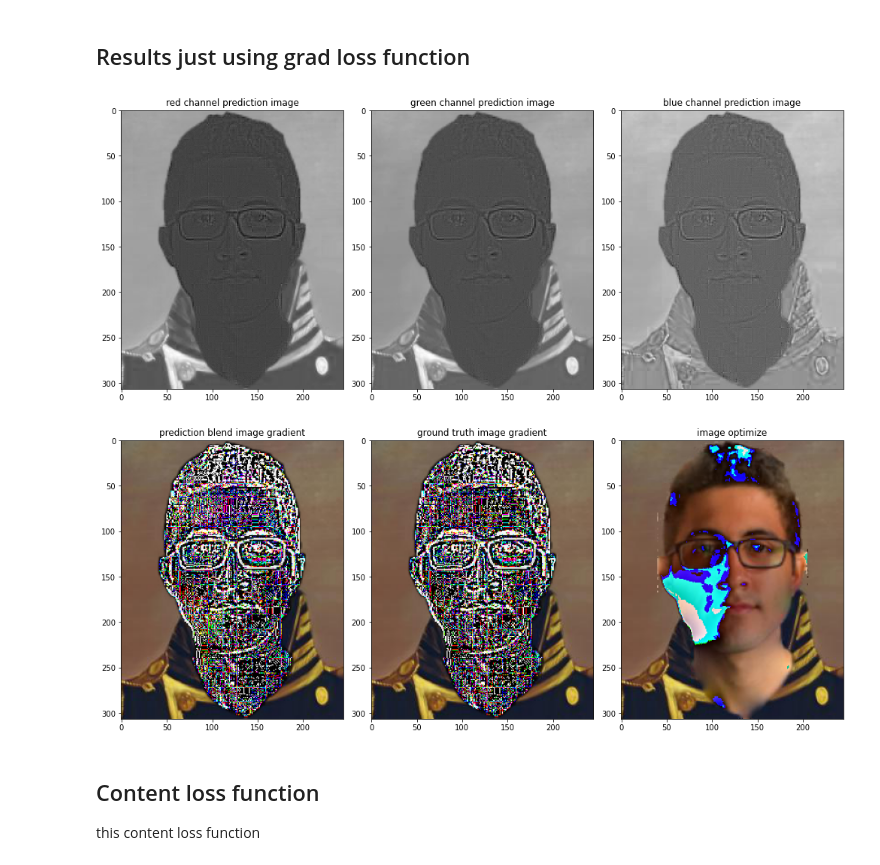
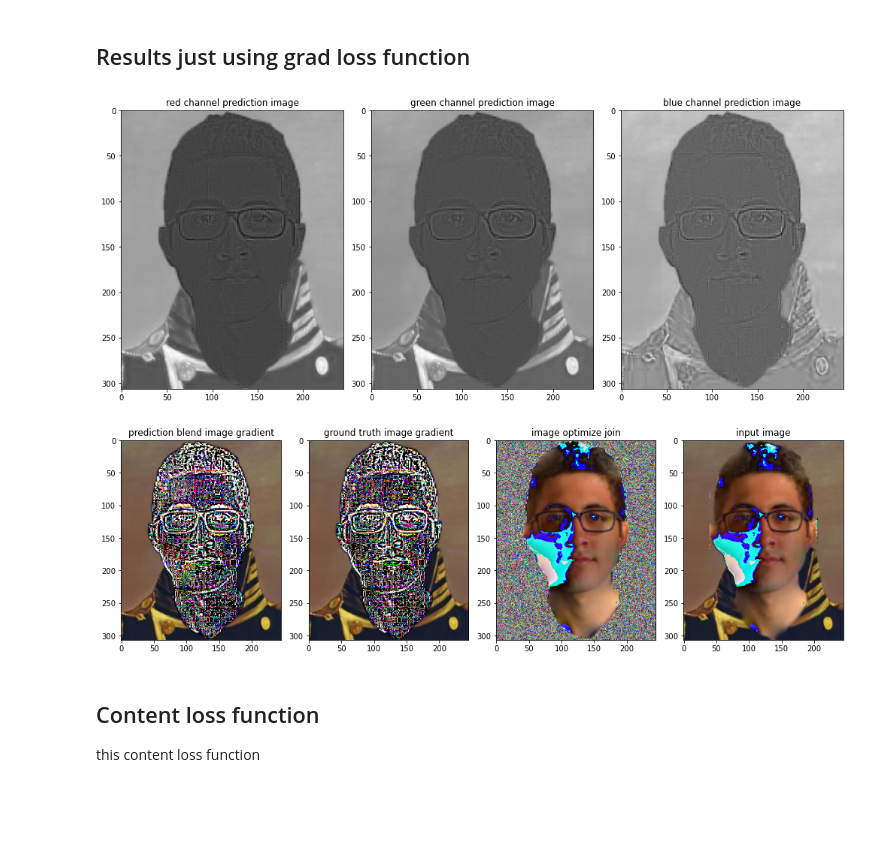
Before and after one commit to ManuLasker/ai_pet, a Jupyter notebook: image_blending/research.ipynb, the cells around one changed output. Saved outputs shown, nothing was run; the diff lists cells and outputs as text; code cells hidden in the pictures; blank space fills up the shorter version.

```diff
--- a/image_blending/research.ipynb
+++ b/image_blending/research.ipynb
@@ -155,20 +155,22 @@ step: 800000, grad_loss : 0.137
 # %%
 with torch.no_grad():
     blend_img = (input_img * mask + tensor_image_target * (1 - mask))
     blend_gradients = torch.stack(get_blending_gradients(image_data, blend_img, device=device), dim=2).squeeze(0)
     plots_multiple_tensor_image(*[blend_gradients[:, ch, :, :] for ch in range(3)],
                                 title_name=["red channel prediction image",
                                            "green channel prediction image",
                                            "blue channel prediction image"], normalize=opt.normalize)
     plots_multiple_tensor_image(np.asarray(show_image(blend_gradients)),
                                 np.asarray(show_image(gt_gradients)),
+                                np.asarray(show_image(input_img)),
                                 np.asarray(show_image(blend_img)),
                                 title_name=["prediction blend image gradient",
                                            "ground truth image gradient",
-                                           "image optimize"], normalize=opt.normalize)
+                                           "image optimize join",
+                                           "input image"], normalize=opt.normalize)
 # %% [output]
 [figure]
-[figure, old version]
+[figure, new version]
 # %% [markdown]
 ## Content loss function
 
```
